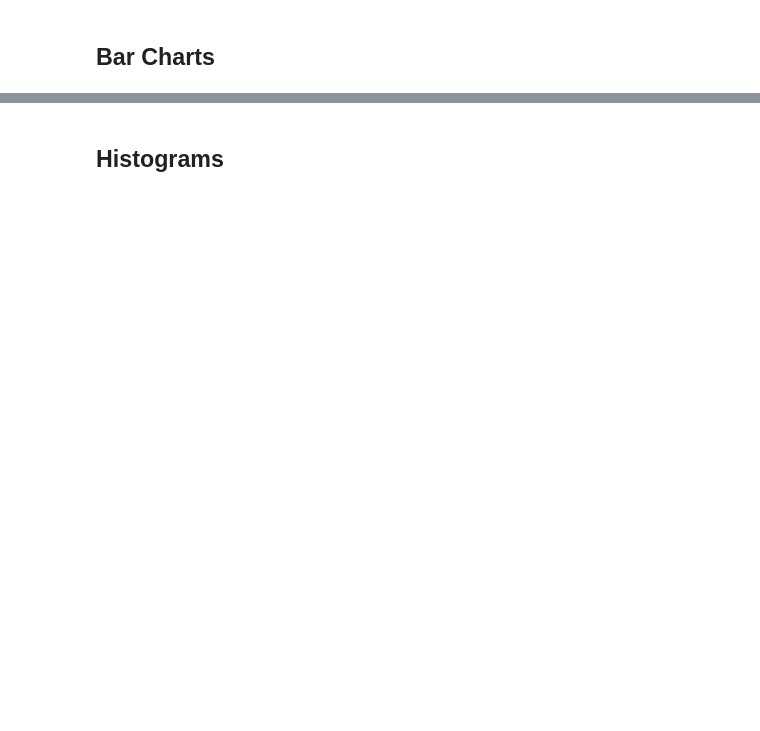
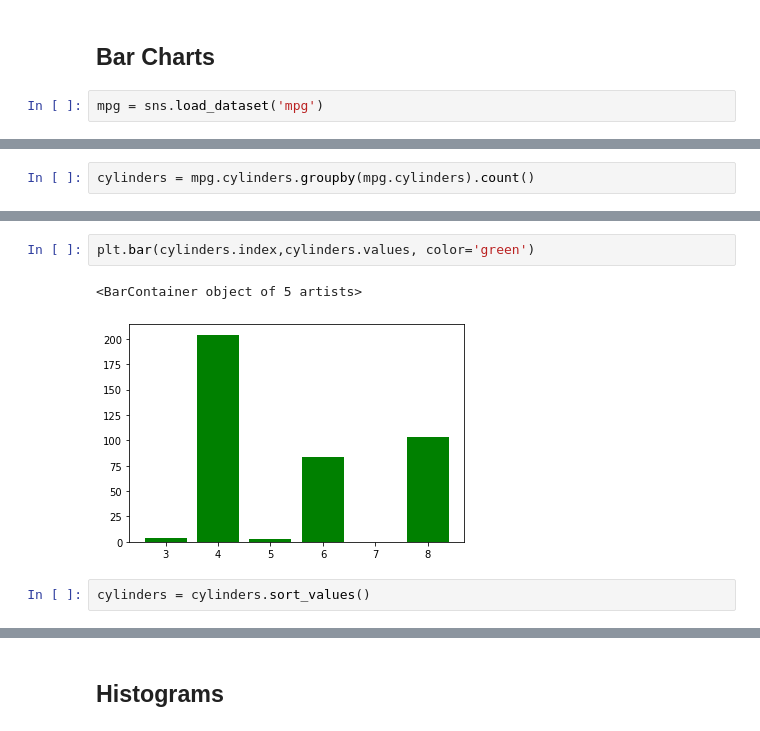
Before and after one commit to r2klabs/Penguins, a Jupyter notebook: Visualization.ipynb, the cells around one changed output, grey strips where cells are left out. Drawn from its saved outputs; the diff is of its cells as text; blank space fills up the shorter version.

```diff
--- a/Visualization.ipynb
+++ b/Visualization.ipynb
@@ -27,2 +151,4 @@ And you can load them as follows:
 # %% [markdown]
 ## Bar Charts
+# %%
+mpg = sns.load_dataset('mpg')
@@ -28,0 +169,2 @@ And you can load them as follows:
+# %%
+cylinders = mpg.cylinders.groupby(mpg.cylinders).count()
@@ -28,0 +181,7 @@ And you can load them as follows:
+# %%
+plt.bar(cylinders.index,cylinders.values, color='green')
+# %% [output]
+<BarContainer object of 5 artists>
+[figure, added]
+# %%
+cylinders = cylinders.sort_values()
```
Also changed, not shown: parts of 27 cells of this notebook.
